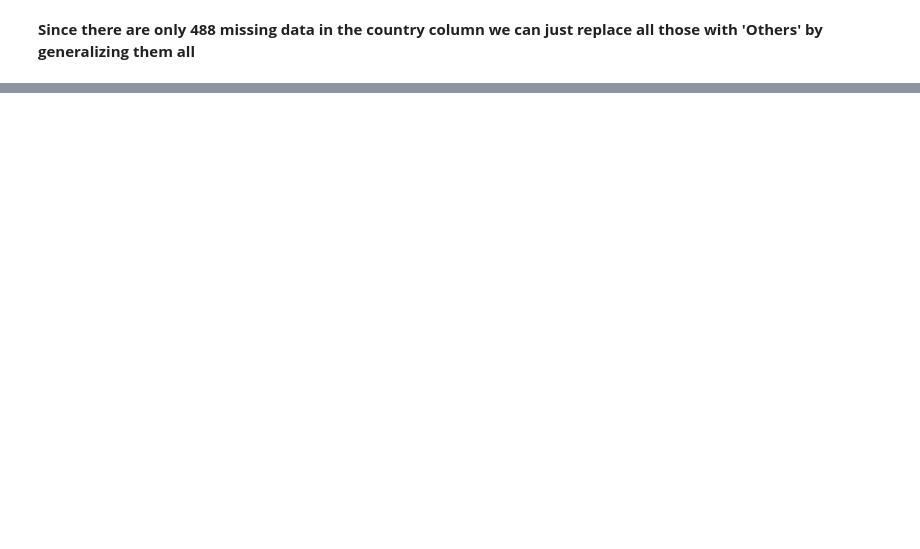
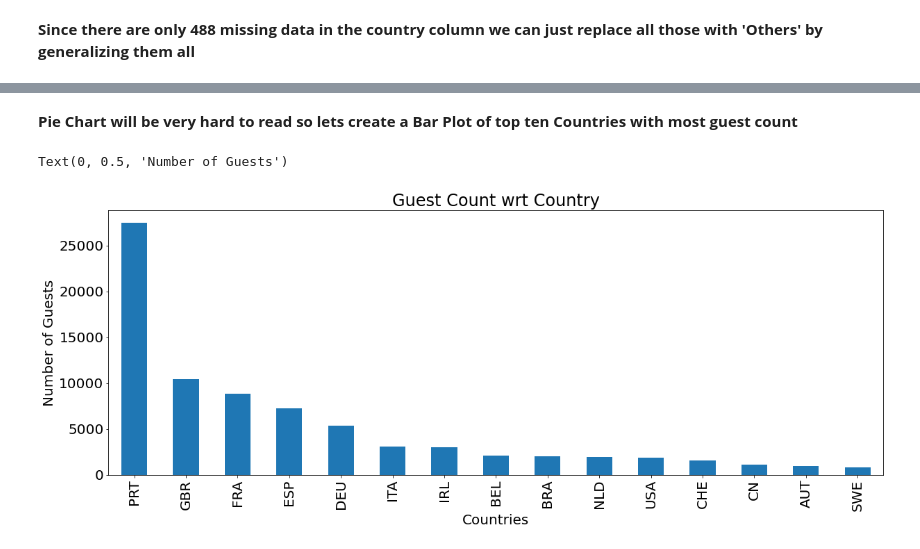
Before and after one commit to RAHULRAJ666DX/Capston-Hotel-Booking-Analysis-, a Jupyter notebook: EDA_Hotel_Booking_Analysis_Rahul_Raj.ipynb, the cells around one changed output, grey strips where cells are left out. Saved outputs shown, nothing was run; the diff lists cells and outputs as text; code cells hidden in the pictures; blank space fills up the shorter version.

```diff
--- a/EDA_Hotel_Booking_Analysis_Rahul_Raj.ipynb
+++ b/EDA_Hotel_Booking_Analysis_Rahul_Raj.ipynb
@@ -267,0 +358,10 @@ SyntaxError: ignored
+# %% [markdown]
+**Pie Chart will be very hard to read so lets create a Bar Plot of top ten Countries with most guest count**
+# %%
+df.country.value_counts()[:15].plot(kind='bar')
+plt.title('Guest Count wrt Country')
+plt.xlabel('Countries')
+plt.ylabel('Number of Guests')
+# %% [output]
+Text(0, 0.5, 'Number of Guests')
+[figure, added]
```
Also changed, not shown: parts of 32 cells of this notebook.
